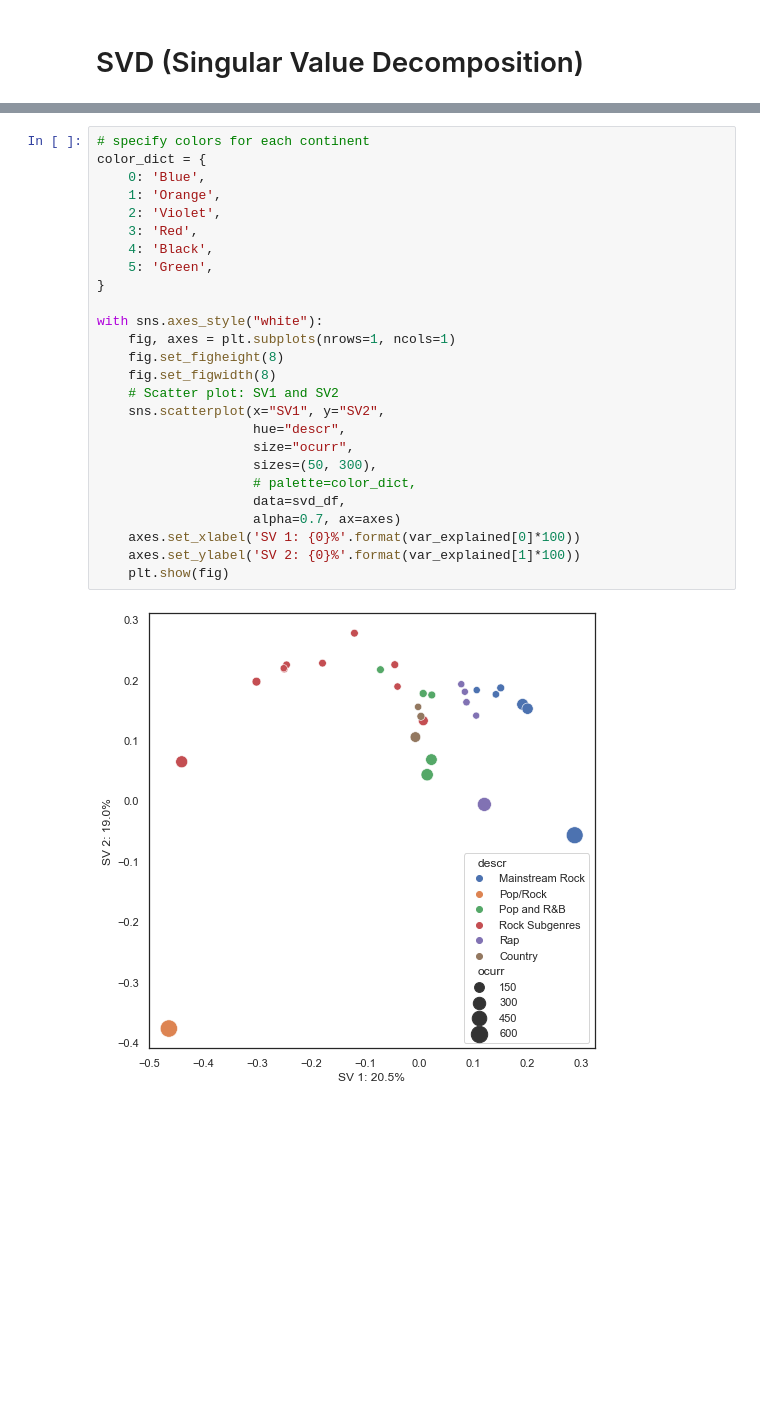
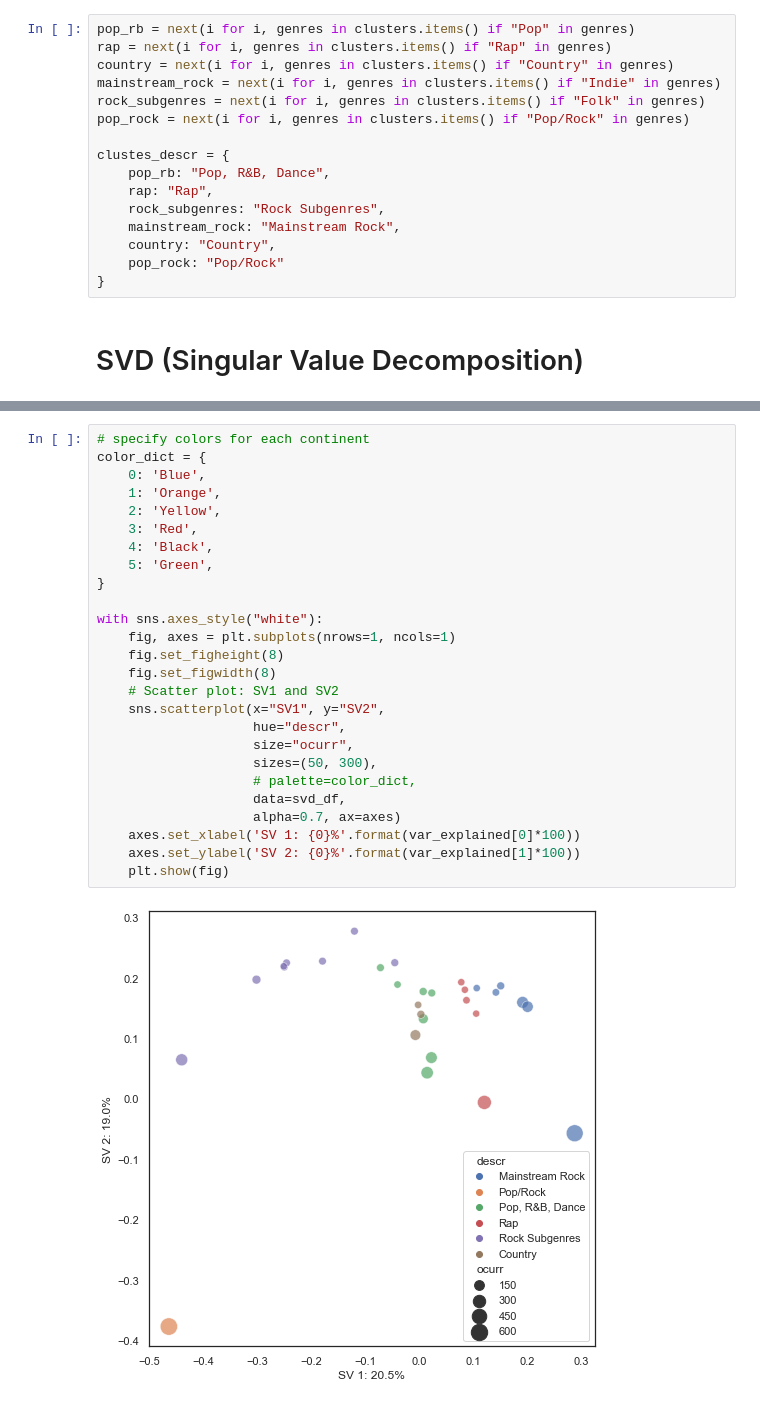
Before and after one commit to wainejr/CSB53, a Jupyter notebook: notebooks/genres_clusters_analysis.ipynb, the cells around one changed output, grey strips where cells are left out. Saved outputs shown, nothing was run; the diff lists cells and outputs as text; blank space fills up the shorter version.

Commit message:
Updated genres analysis

```diff
--- a/notebooks/genres_analysis.ipynb
+++ b/notebooks/genres_clusters_analysis.ipynb
@@ -290,3 +283,19 @@ clustes_descr = {
+# %%
+pop_rb = next(i for i, genres in clusters.items() if "Pop" in genres)
+rap = next(i for i, genres in clusters.items() if "Rap" in genres)
+country = next(i for i, genres in clusters.items() if "Country" in genres)
+mainstream_rock = next(i for i, genres in clusters.items() if "Indie" in genres)
+rock_subgenres = next(i for i, genres in clusters.items() if "Folk" in genres)
+pop_rock = next(i for i, genres in clusters.items() if "Pop/Rock" in genres)
+
+clustes_descr = {
+    pop_rb: "Pop, R&B, Dance",
+    rap: "Rap",
+    rock_subgenres: "Rock Subgenres",
+    mainstream_rock: "Mainstream Rock",
+    country: "Country",
+    pop_rock: "Pop/Rock"
+}
 # %% [markdown]
 # SVD (Singular Value Decomposition)
 # %%
@@ -335,28 +345,28 @@ svd_df
 # %%
 # specify colors for each continent
 color_dict = {
     0: 'Blue',
     1: 'Orange',
-    2: 'Violet',
+    2: 'Yellow',
     3: 'Red',
     4: 'Black',
     5: 'Green',
 }
 
 with sns.axes_style("white"):
     fig, axes = plt.subplots(nrows=1, ncols=1)
     fig.set_figheight(8)
     fig.set_figwidth(8)
     # Scatter plot: SV1 and SV2
     sns.scatterplot(x="SV1", y="SV2",
                     hue="descr",
                     size="ocurr",
                     sizes=(50, 300),
                     # palette=color_dict,
                     data=svd_df,
                     alpha=0.7, ax=axes)
     axes.set_xlabel('SV 1: {0}%'.format(var_explained[0]*100))
     axes.set_ylabel('SV 2: {0}%'.format(var_explained[1]*100))
     plt.show(fig)
 # %% [output]
-[figure, old version]
+[figure, new version]
```
Also changed, not shown: parts of 11 cells of this notebook, 4 other files.
